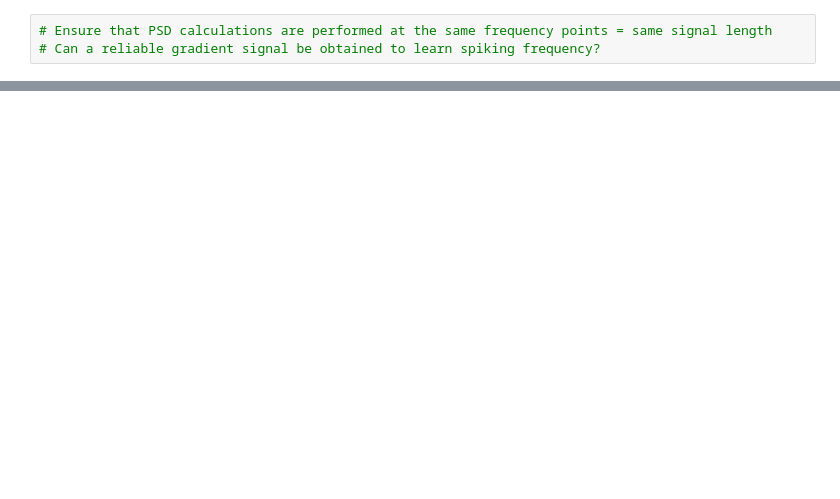
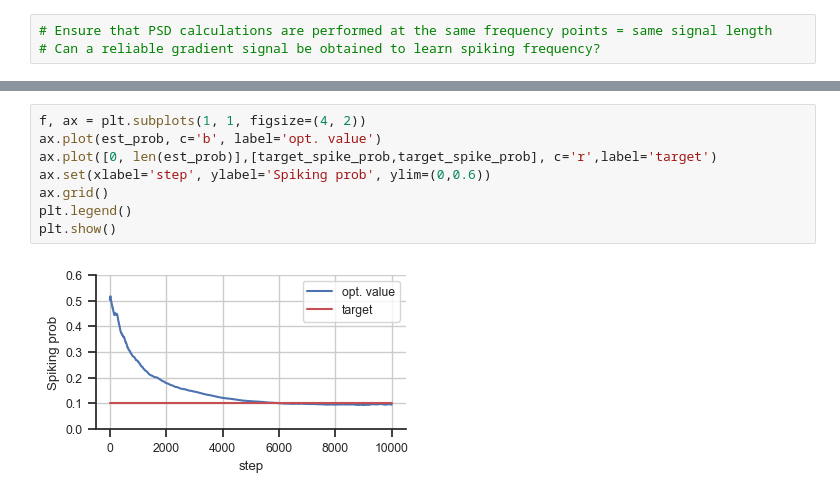
Before and after one commit to AllenInstitute/sourcesep, a Jupyter notebook: notebooks/18_sim_opt.ipynb, the cells around one changed output, grey strips where cells are left out. Drawn from its saved outputs; the diff is of its cells as text; blank space fills up the shorter version.

Commit message:
psd optimization experiments, spiking prob. seems to work

```diff
--- a/notebooks/18_sim_opt.ipynb
+++ b/notebooks/18_sim_opt.ipynb
@@ -261,0 +394,10 @@ PSD (Welch) Delta f = 0.041 Hz
+# %%
+f, ax = plt.subplots(1, 1, figsize=(4, 2))
+ax.plot(est_prob, c='b', label='opt. value')
+ax.plot([0, len(est_prob)],[target_spike_prob,target_spike_prob], c='r',label='target')
+ax.set(xlabel='step', ylabel='Spiking prob', ylim=(0,0.6))
+ax.grid()
+plt.legend()
+plt.show()
+# %% [output]
+[figure, added]
```
Also changed, not shown: parts of 7 cells of this notebook.
